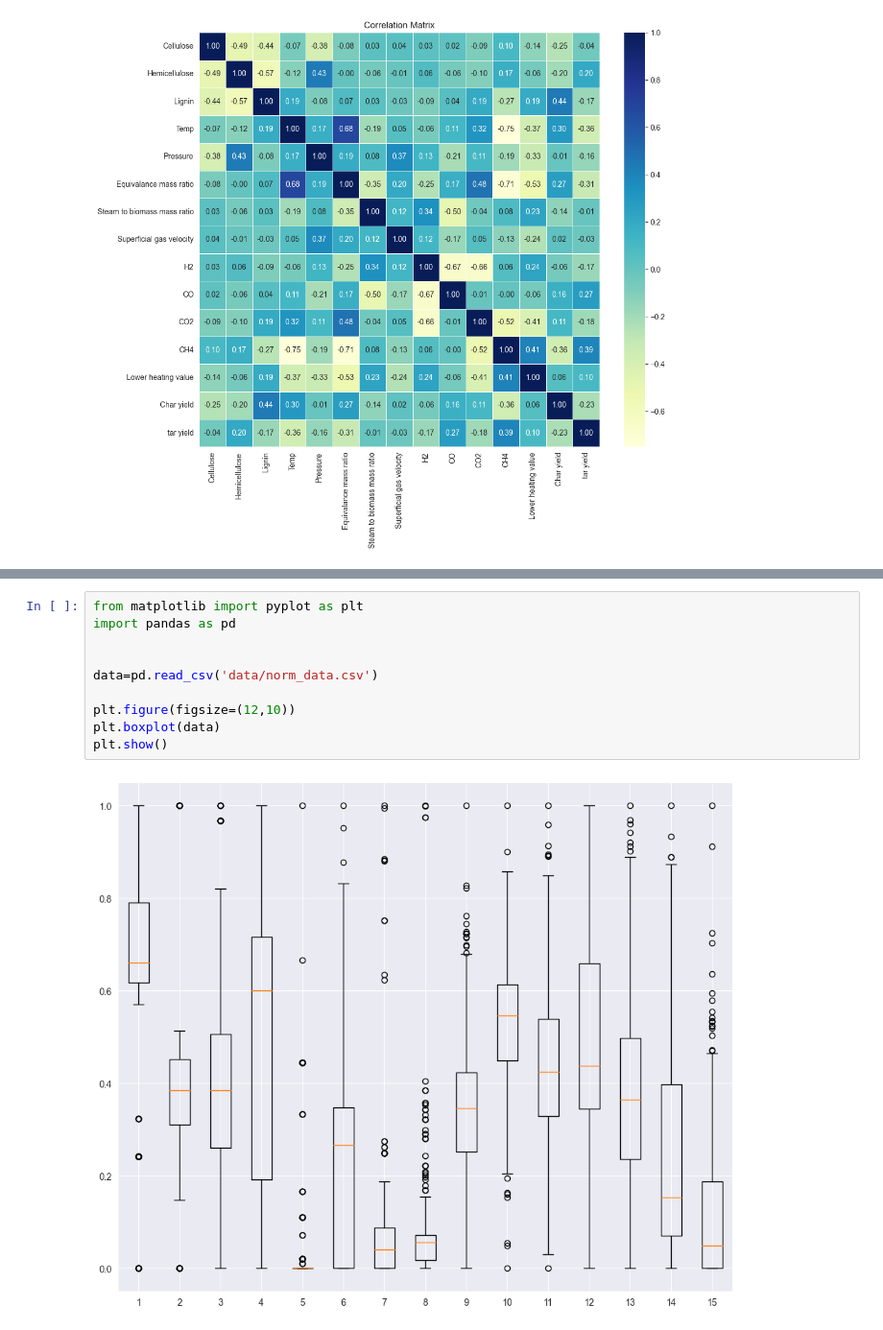
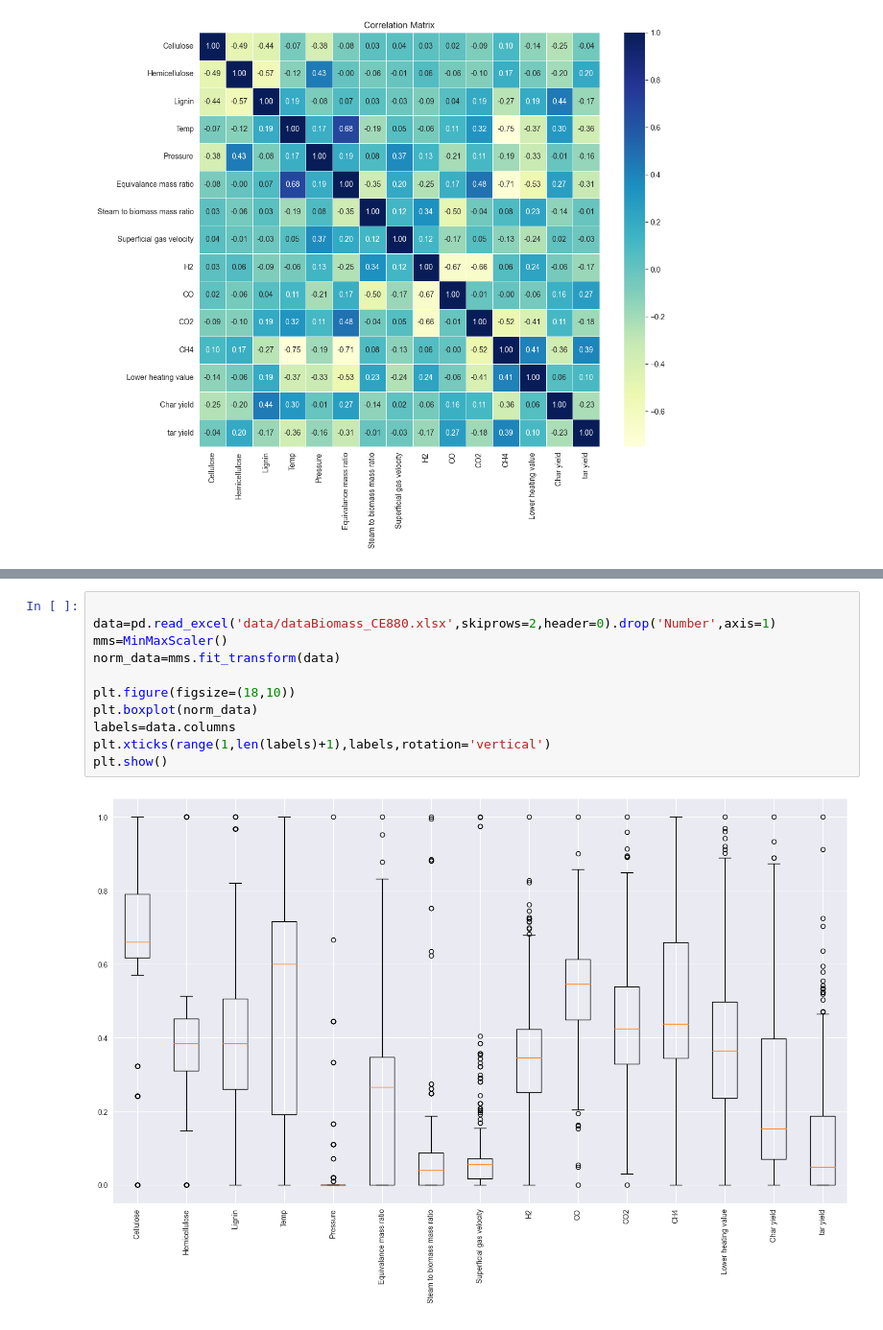
Before and after one commit to ZekonXK12/CE880_Case_Study, a Jupyter notebook: data_analysis.ipynb, the cells around one changed output, grey strips where cells are left out. Shown at 96% size. Drawn from its saved outputs; the diff is of its cells as text.

```diff
--- a/data_analysis.ipynb
+++ b/data_analysis.ipynb
@@ -86,12 +75,13 @@ joblib.dump(mms_label,'label_normalizer.save')
 # %%
-from matplotlib import pyplot as plt
-import pandas as pd
 
+data=pd.read_excel('data/dataBiomass_CE880.xlsx',skiprows=2,header=0).drop('Number',axis=1)
+mms=MinMaxScaler()
+norm_data=mms.fit_transform(data)
 
-data=pd.read_csv('data/norm_data.csv')
-
-plt.figure(figsize=(12,10))
-plt.boxplot(data)
+plt.figure(figsize=(18,10))
+plt.boxplot(norm_data)
+labels=data.columns
+plt.xticks(range(1,len(labels)+1),labels,rotation='vertical')
 plt.show()
 # %% [output]
-[figure, old version]
+[figure, new version]
```
Also changed, not shown: parts of 2 cells of this notebook, 3 other files.
